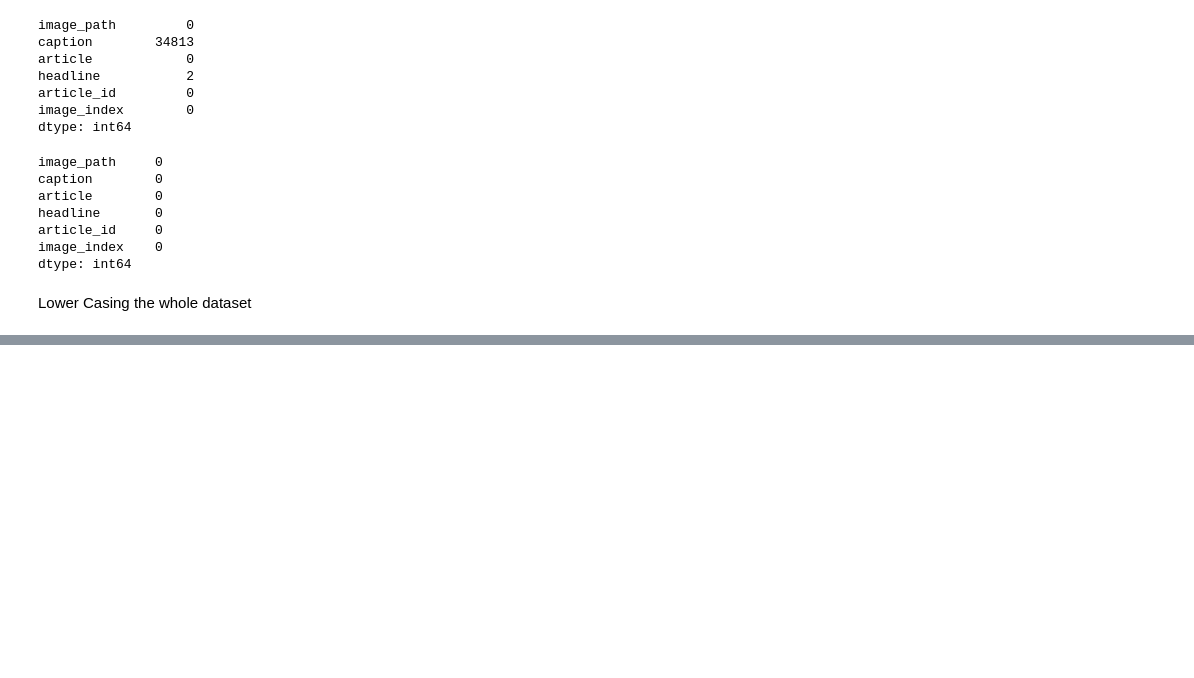
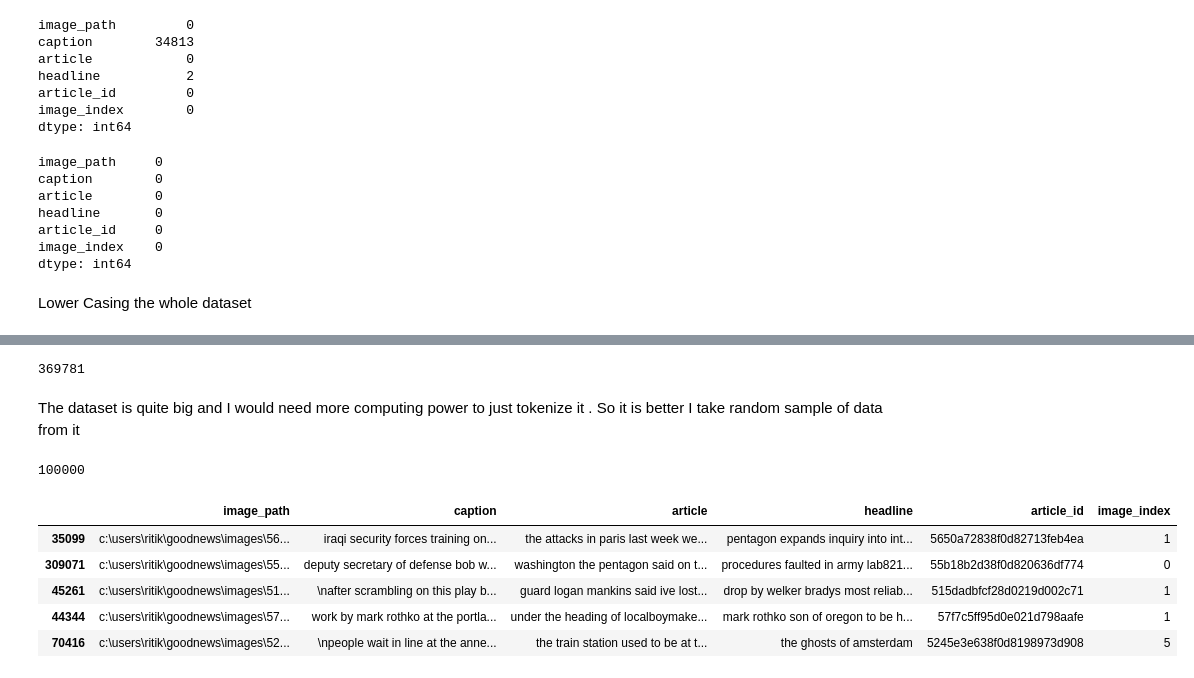
Before and after one commit to Foxtrot123-png/Multi-Model-Bias-Detection-and-Debiasing-the-News, a Jupyter notebook: EDA/GoodNews_Dataset.IPYNB, the cells around one changed output, grey strips where cells are left out. Cells and saved outputs as stored; diff of their text form; code cells hidden in the pictures; blank space fills up the shorter version.

```diff
--- a/EDA/GoodNews_Dataset.IPYNB
+++ b/EDA/GoodNews_Dataset.IPYNB
@@ -43,0 +69,6 @@ babe['text'] = babe['text'].replace(to_replace=r'[^\w\s]', value='', regex=True)
+# %%
+gnd_nona.shape[0]
+# %% [output]
+369781
+# %% [markdown]
+The dataset is quite big and I would need more computing power to just tokenize it . So it is better I take random sample of data from it
@@ -43,0 +77,13 @@ babe['text'] = babe['text'].replace(to_replace=r'[^\w\s]', value='', regex=True)
+# %%
+gnd_sampled.shape[0]
+# %% [output]
+100000
+# %%
+gnd_sampled.head()
+# %% [output]
+|  | image_path | caption | article | headline | article_id | image_index |
+| 35099 | c:\users\ritik\goodnews\images\56... | iraqi security forces training on... | the attacks in paris last week we... | pentagon expands inquiry into int... | 5650a72838f0d82713feb4ea | 1 |
+| 309071 | c:\users\ritik\goodnews\images\55... | deputy secretary of defense bob w... | washington the pentagon said on t... | procedures faulted in army lab821... | 55b18b2d38f0d820636df774 | 0 |
+| 45261 | c:\users\ritik\goodnews\images\51... | \nafter scrambling on this play b... | guard logan mankins said ive lost... | drop by welker bradys most reliab... | 515dadbfcf28d0219d002c71 | 1 |
+| 44344 | c:\users\ritik\goodnews\images\57... | work by mark rothko at the portla... | under the heading of localboymake... | mark rothko son of oregon to be h... | 57f7c5ff95d0e021d798aafe | 1 |
+| 70416 | c:\users\ritik\goodnews\images\52... | \npeople wait in line at the anne... | the train station used to be at t... | the ghosts of amsterdam | 5245e3e638f0d8198973d908 | 5 |
```
Also changed, not shown: parts of 7 cells of this notebook, 1 other file.
